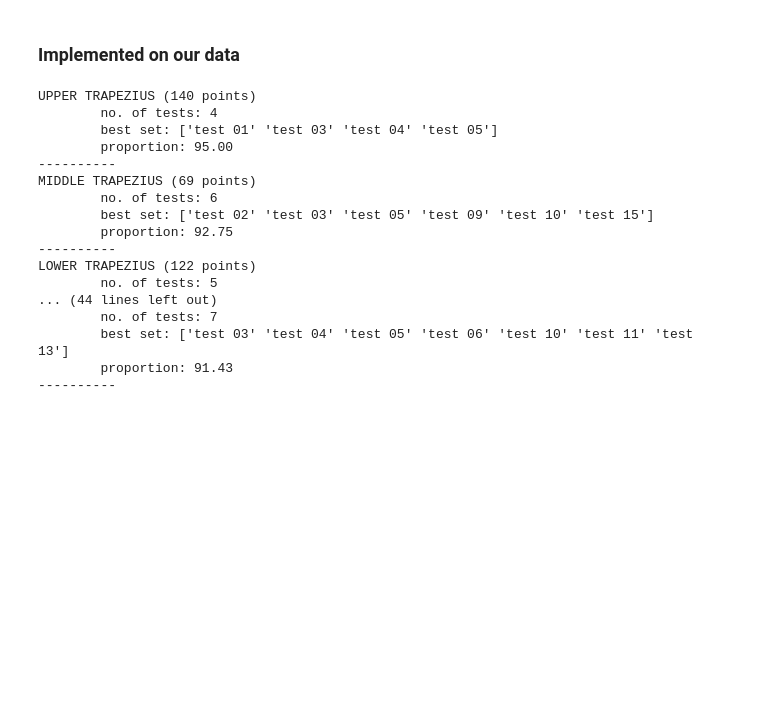
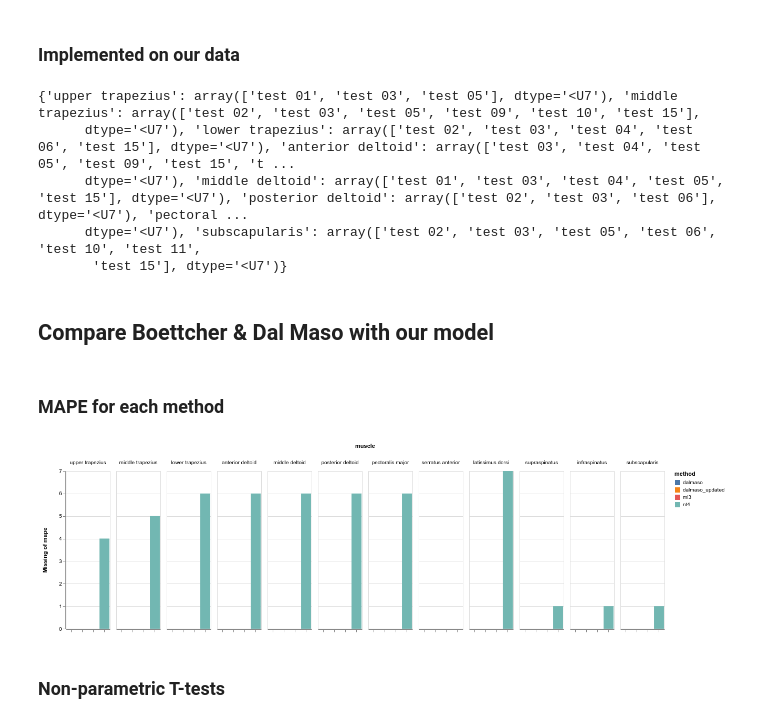
Before and after one commit to romainmartinez/mvc, a Jupyter notebook: mvc_one_model.ipynb, the cells around one changed output. Drawn from its saved outputs; the diff is of its cells as text; code cells hidden in the pictures; blank space fills up the shorter version.

```diff
--- a/mvc_one_model.ipynb
+++ b/mvc_one_model.ipynb
@@ -371,3 +357,8 @@ if not RECOMMANDATIONS_PATH.is_file():
+# %%
+if not RECOMMANDATIONS_PATH.is_file():
+    recommandations["nt4"] = {
+        i: ["test 12", "test 13", "test 14", "test 15"] for i in MUSCLES
+    }
 # %% [markdown]
 ## Dal Maso et al., 2016
 # %% [markdown]
@@ -415,13 +420,7 @@ if RECOMMANDATIONS_PATH.is_file():
 else:
     recommandations["dalmaso_updated"] = {}
     for imuscle in MUSCLES:
-        subset = df_wide[df_wide["muscle"] == imuscle]
-        pipe = Pipeline()
-        X, y, participants = pipe.get_X_and_y(d=subset, cols=["muscle"] + TESTS)
-        X_train, X_test, y_train, y_test = pipe.split_data(
-            X, y, participants, test_size=0.2
-        )
-
+        X_train = df_wide.loc[index[imuscle]["train"]][TESTS]
         print(f"{imuscle.upper()} ({X_train.shape[0]} points)")
 
         for ntests in range(1, len(TESTS) + 1):
@@ -438,20 +437,42 @@ else:
     with open(RECOMMANDATIONS_PATH, "wb") as h:
         pickle.dump(recommandations, h)
 # %% [output]
-UPPER TRAPEZIUS (140 points)
-        no. of tests: 4
-        best set: ['test 01' 'test 03' 'test 04' 'test 05']
-        proportion: 95.00
-----------
-MIDDLE TRAPEZIUS (69 points)
-        no. of tests: 6
-        best set: ['test 02' 'test 03' 'test 05' 'test 09' 'test 10' 'test 15']
-        proportion: 92.75
-----------
-LOWER TRAPEZIUS (122 points)
-        no. of tests: 5
-... (44 lines left out)
-        no. of tests: 7
-        best set: ['test 03' 'test 04' 'test 05' 'test 06' 'test 10' 'test 11' 'test 13']
-        proportion: 91.43
-----------
+{'upper trapezius': array(['test 01', 'test 03', 'test 05'], dtype='<U7'), 'middle trapezius': array(['test 02', 'test 03', 'test 05', 'test 09', 'test 10', 'test 15'],
+      dtype='<U7'), 'lower trapezius': array(['test 02', 'test 03', 'test 04', 'test 06', 'test 15'], dtype='<U7'), 'anterior deltoid': array(['test 03', 'test 04', 'test 05', 'test 09', 'test 15', 't ...
+      dtype='<U7'), 'middle deltoid': array(['test 01', 'test 03', 'test 04', 'test 05', 'test 15'], dtype='<U7'), 'posterior deltoid': array(['test 02', 'test 03', 'test 06'], dtype='<U7'), 'pectoral ...
+      dtype='<U7'), 'subscapularis': array(['test 02', 'test 03', 'test 05', 'test 06', 'test 10', 'test 11',
+       'test 15'], dtype='<U7')}
+# %% [markdown]
+## Compare Boettcher & Dal Maso with our model
+# %% [markdown]
+### MAPE for each method
+# %%
+methods = ["nt4", "dalmaso", "dalmaso_updated", "ml3"]
+comp = pd.DataFrame()
+
+for imuscle in MUSCLES:
+    current = df_wide.loc[index[imuscle]["test"]][TESTS]
+    for imethod in methods:
+
+        if imethod == "ml3":
+            current_error = mape_vector[imuscle]
+        else:
+            current_error = Evaluate().mape_vector(
+                current.max(axis=1),
+                current[recommandations[imethod][imuscle]].max(axis=1),
+            )
+        s = pd.DataFrame(current_error, columns=["mape"])
+        s["muscle"] = imuscle
+        s["method"] = imethod
+        comp = pd.concat([comp, s])
+# %%
+alt.Chart(comp).mark_bar().encode(
+    x=alt.X("method", axis=alt.Axis(title="", labels=False)),
+    y="missing(mape)",
+    color="method",
+    column=alt.Column("muscle", sort=MUSCLES),
+)
+# %% [output]
+[figure, added]
+# %% [markdown]
+### Non-parametric T-tests
```
Also changed, not shown: parts of 19 cells of this notebook, 2 other files.
